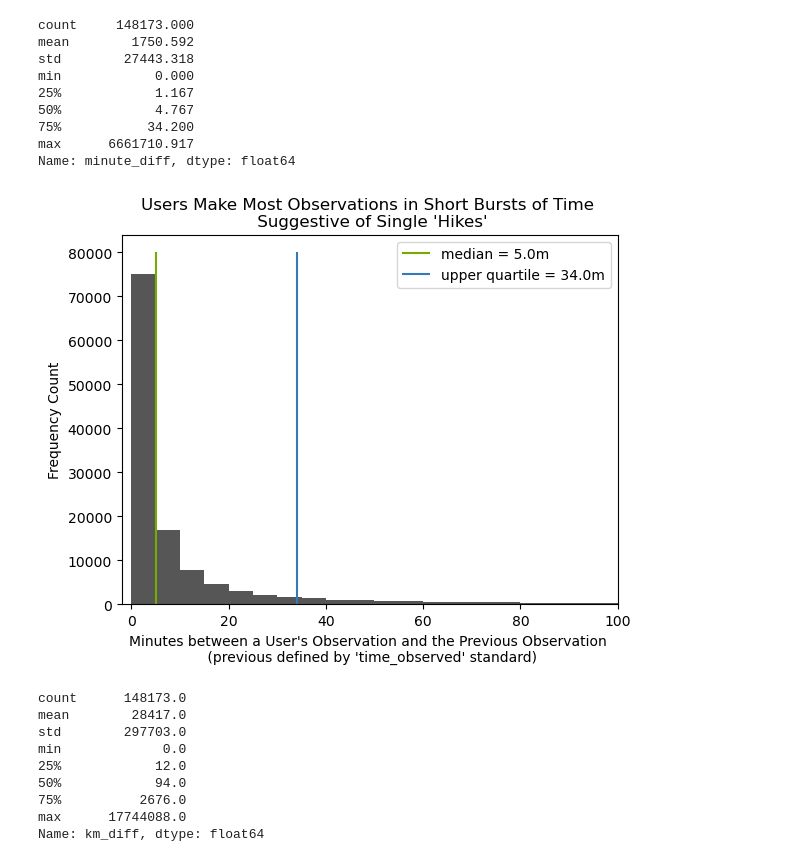
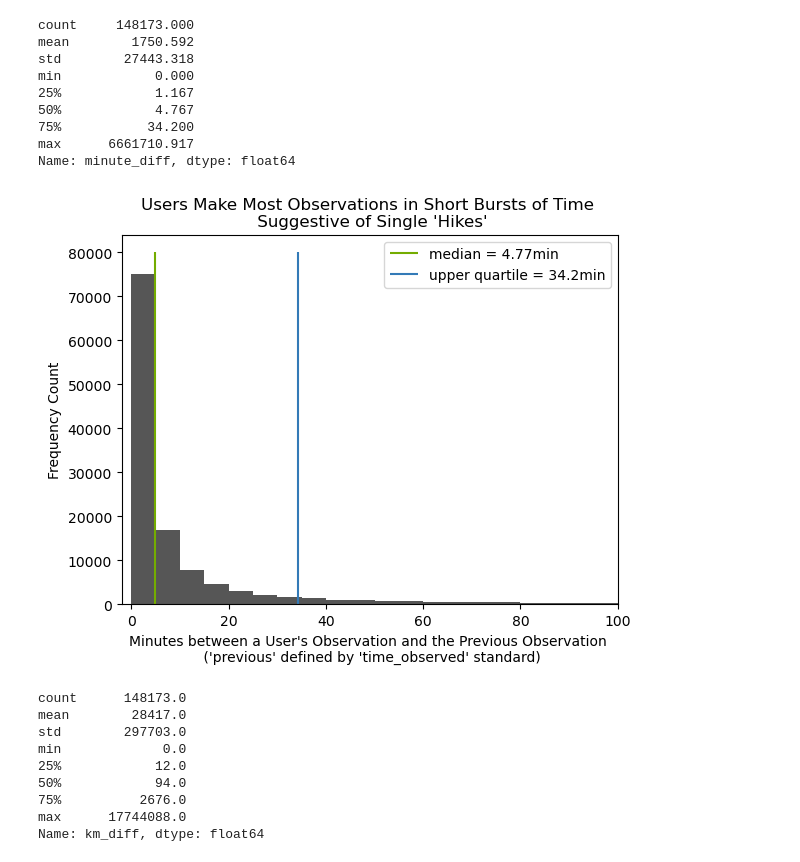
Before and after one commit to mccoolgrime/BrainStationCapstone, a Jupyter notebook: notebooks/Spicata_EDA.ipynb, the cells around one changed output. Cells and saved outputs as stored; diff of their text form; code cells hidden in the pictures.

```diff
--- a/notebooks/Spicata_EDA.ipynb
+++ b/notebooks/Spicata_EDA.ipynb
@@ -320,7 +336,8 @@ df_sp.iloc[31310:31320,0:4]
 iNaturalist didn't begin until 2008 and this dataset doesn't have entries created before 2010. There is a large spike in numbers between 2018 and 2020. The 2020 spike can be attributed to the pandemic--many people, including myself, pursued new hobbies, especially those that allowed outdoor exploration. However, there was a large jump in 2019 as well. iNaturalist did start a joint initiative with National Geographic Society in 2017 and it's possible that this joint initiative manifested in a larger reach by 2019. \
 Recent years show higher numbers for "time of posting"--because those posts include new observations and old observations, while less recent years show higher numbers of "time of observation" due to the posting of old observations from the past.
 # %%
-min_diff_for_analysis = df_sp[df_sp["minute_diff"]>=0]["minute_diff"]
+# summary of min_diff when -0.001 is removed
+min_diff_for_analysis = df_sp[(df_sp["minute_diff"]>=0)]["minute_diff"]
 round(min_diff_for_analysis.describe(),3)
 # %% [output]
 count     148173.000
@@ -333,19 +350,24 @@ min            0.000
 max      6661710.917
 Name: minute_diff, dtype: float64
 # %%
-min_diff_visual = df_sp[df_sp["minute_diff"]<100]["minute_diff"]
-median = round(min_diff_for_analysis.median(),0)
-upper_quartile = round(min_diff_for_analysis.describe()[6],0)
+#What is the spread of the min_diff data?
+
+#cutting off visual data after 100 minutes to see the most important parts of the shape rather than long tail
+min_diff_visual = df_sp[(df_sp["minute_diff"]>=0)&(df_sp["minute_diff"]<=100)]["minute_diff"]
+# median and upper quartile to include in visual
+median = round(min_diff_for_analysis.median(),2)
+upper_quartile = round(min_diff_for_analysis.describe()[6],2)
+
 plt.figure()
 plt.hist(min_diff_visual, color = '#565656', bins = 20)
-plt.vlines(median, 0, 80000, color ='#74ac00', label = f'median = {median}m')
-plt.vlines(upper_quartile, 0, 80000, color = '#337AB7', label = f'upper quartile = {upper_quartile}m')
+plt.vlines(median, 0, 80000, color ='#74ac00', label = f'median = {median}min')
+plt.vlines(upper_quartile, 0, 80000, color = '#337AB7', label = f'upper quartile = {upper_quartile}min')
 plt.legend()
 plt.xlim(xmin = -2, xmax = 100)
-plt.xlabel("Minutes between a User's Observation and the Previous Observation \n (previous defined by 'time_observed' standard)")
+plt.xlabel("Minutes between a User's Observation and the Previous Observation \n ('previous' defined by 'time_observed' standard)")
 plt.ylabel("Frequency Count")
 plt.title("Users Make Most Observations in Short Bursts of Time \n Suggestive of Single 'Hikes'")
 plt.show()
 # %% [output]
-[figure, old version]
+[figure, new version]
 # %%
```
Also changed, not shown: parts of 37 cells of this notebook, 1 other file.
